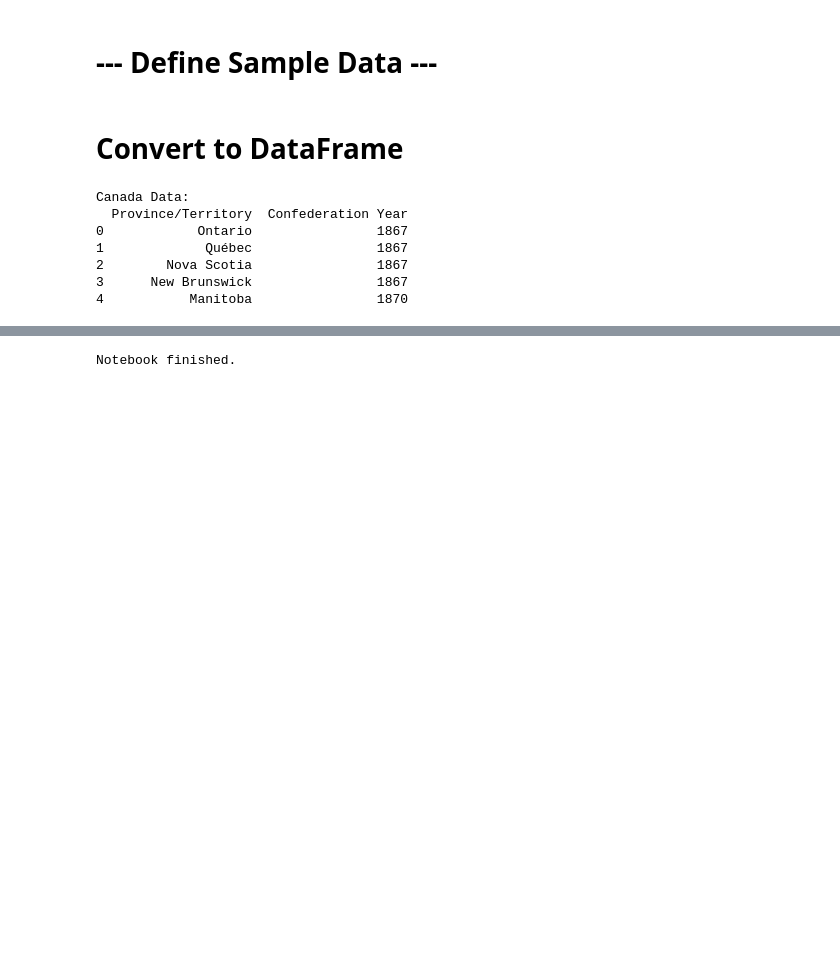
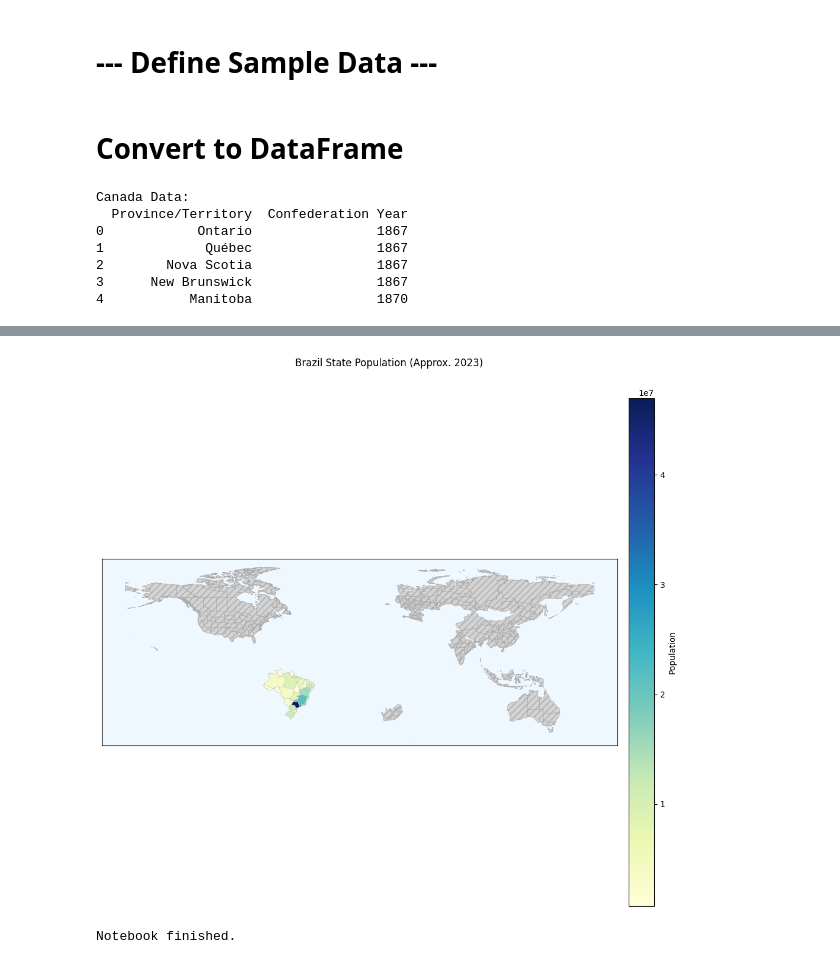
Before and after one commit to borealByte/clayPlotter, a Jupyter notebook: notebooks/test.ipynb, the cells around one changed output, grey strips where cells are left out. Drawn from its saved outputs; the diff is of its cells as text; code cells hidden in the pictures; blank space fills up the shorter version.

Commit message:
add brazil

```diff
--- a/notebooks/test.ipynb
+++ b/notebooks/test.ipynb
@@ -330,0 +333,19 @@ China Data:
+# %%
+# --- Define Sample Data (Approx. 2023) ---
+brazil_population_data = {
+    'Acre': 930000, 'Alagoas': 3400000, 'Amapá': 900000, 'Amazonas': 4300000, 'Bahia': 15200000,
+    'Ceará': 9300000, 'Distrito Federal': 3100000, 'Espírito Santo': 4200000, 'Goiás': 7400000,
+    'Maranhão': 7200000, 'Mato Grosso': 3700000, 'Mato Grosso do Sul': 2900000, 'Minas Gerais': 21700000,
+    'Pará': 8900000, 'Paraíba': 4100000, 'Paraná': 11900000, 'Pernambuco': 9800000, 'Piauí': 3300000,
+    'Rio de Janeiro': 17800000, 'Rio Grande do Norte': 3600000, 'Rio Grande do Sul': 11600000,
+    'Rondônia': 1800000, 'Roraima': 700000, 'Santa Catarina': 7500000, 'São Paulo': 47000000,
+    'Sergipe': 2400000, 'Tocantins': 1600000
+}
+
+# Convert to DataFrame
+location_col_bra = 'State' # Assuming 'name_en' in shapefile
+value_col_bra = 'Population'
+bra_df = pd.DataFrame(list(brazil_population_data.items()), columns=[location_col_bra, value_col_bra])
+
+print("\nBrazil Data:")
+print(bra_df.head())
@@ -330,0 +360,30 @@ China Data:
+# %%
+# --- Instantiate Plotter and Plot ---
+try:
+    logging.info("Instantiating plotter for Brazil states...")
+    geo_join_col_bra = 'name_en' # This MUST match a column in the shapefile GDF
+
+    bra_plotter = ChoroplethPlotter(
+        geography_key='brazil_states', # Use the new key
+        data=bra_df,
+        location_col=location_col_bra, # 'State' from our DataFrame
+        value_col=value_col_bra      # 'Population' from our DataFrame
+    )
+
+    logging.info("Generating Brazil plot...")
+    # Pass the assumed shapefile join column name and colormap
+    fig_bra, ax_bra = bra_plotter.plot(
+        title="Brazil State Population (Approx. 2023)",
+        geo_join_column=geo_join_col_bra, # Explicitly tell plotter which GDF column to use
+        cmap='YlGnBu' # Brazil flag colors inspired
+    )
+
+    # Save or show the plot
+    output_filename_bra = "my_choropleth_map_brazil.png"
+    plt.savefig(output_filename_bra)
+    logging.info(f"Brazil map saved to {output_filename_bra}")
+    plt.show() # Display the plot in the notebook
+
+except (ValueError, TypeError, FileNotFoundError, RuntimeError, KeyError) as e:
+    logging.error(f"Failed to generate Brazil plot: {e}", exc_info=True)
+# %% [output]
@@ -331,3 +410,4 @@ China Data:
+[figure, added]
 # %%
 print("\nNotebook finished.")
 # %% [output]
```
Also changed, not shown: parts of 6 cells of this notebook, 2 other files.
